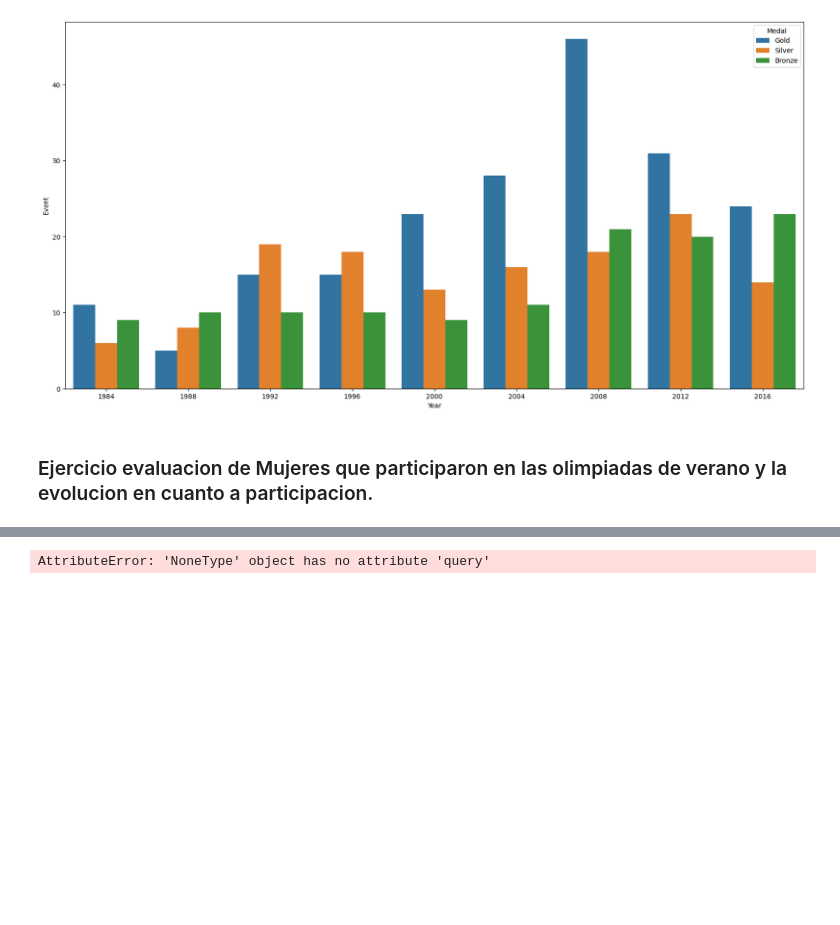
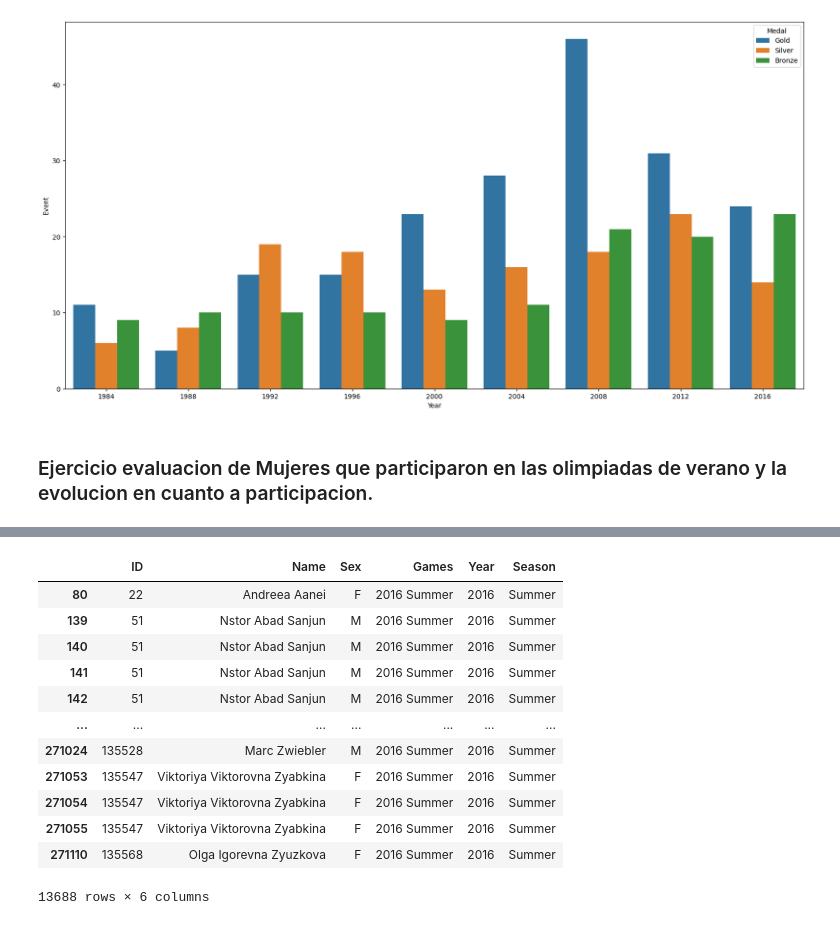
Before and after one commit to oscargbocanegra/learning, a Jupyter notebook: MachineLearning/c-udemy-analisis-datos-python-3/notebooks/04-manipulacion-datos-pandas.ipynb, the cells around one changed output, grey strips where cells are left out. Cells and saved outputs as stored; diff of their text form; code cells hidden in the pictures; blank space fills up the shorter version.

```diff
--- a/MachineLearning/c-udemy-analisis-datos-python-3/notebooks/04-manipulacion-datos-pandas.ipynb
+++ b/MachineLearning/c-udemy-analisis-datos-python-3/notebooks/04-manipulacion-datos-pandas.ipynb
@@ -1448,6 +1453,19 @@ olympics2 =olympics.get(['ID', 'Name', 'Sex', 'Games', 'Year', 'Season'])
 # %%
+# 93 Ejercicio Mujeres Olimpiadas - Solucion.
 # Consultando valores duplicados por atleta.
-olympics2.query('Year == 2016')
+olympics.query('Year == 2016')
 # %% [output]
+|  | ID | Name | Sex | Games | Year | Season |
+| 80 | 22 | Andreea Aanei | F | 2016 Summer | 2016 | Summer |
+| 139 | 51 | Nstor Abad Sanjun | M | 2016 Summer | 2016 | Summer |
+| 140 | 51 | Nstor Abad Sanjun | M | 2016 Summer | 2016 | Summer |
+| 141 | 51 | Nstor Abad Sanjun | M | 2016 Summer | 2016 | Summer |
+| 142 | 51 | Nstor Abad Sanjun | M | 2016 Summer | 2016 | Summer |
+| ... | ... | ... | ... | ... | ... | ... |
+| 271024 | 135528 | Marc Zwiebler | M | 2016 Summer | 2016 | Summer |
+| 271053 | 135547 | Viktoriya Viktorovna Zyabkina | F | 2016 Summer | 2016 | Summer |
+| 271054 | 135547 | Viktoriya Viktorovna Zyabkina | F | 2016 Summer | 2016 | Summer |
+| 271055 | 135547 | Viktoriya Viktorovna Zyabkina | F | 2016 Summer | 2016 | Summer |
+| 271110 | 135568 | Olga Igorevna Zyuzkova | F | 2016 Summer | 2016 | Summer |
-AttributeError: 'NoneType' object has no attribute 'query'
+13688 rows × 6 columns
 # %%
```
Also changed, not shown: parts of 19 cells of this notebook.
